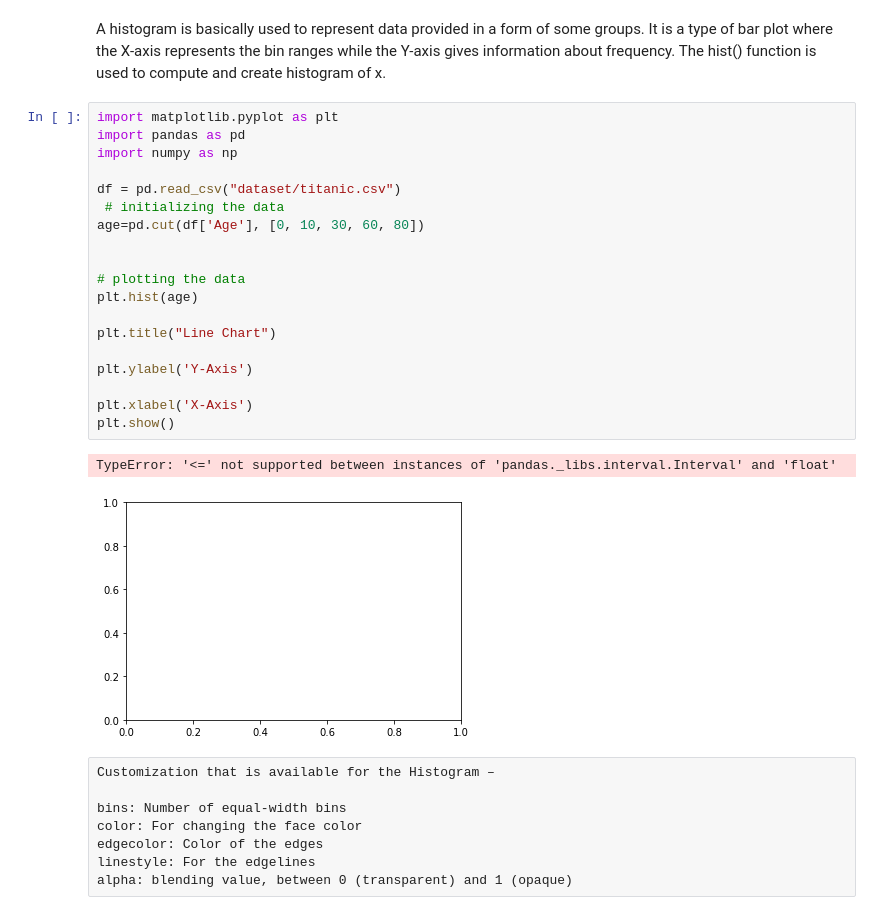
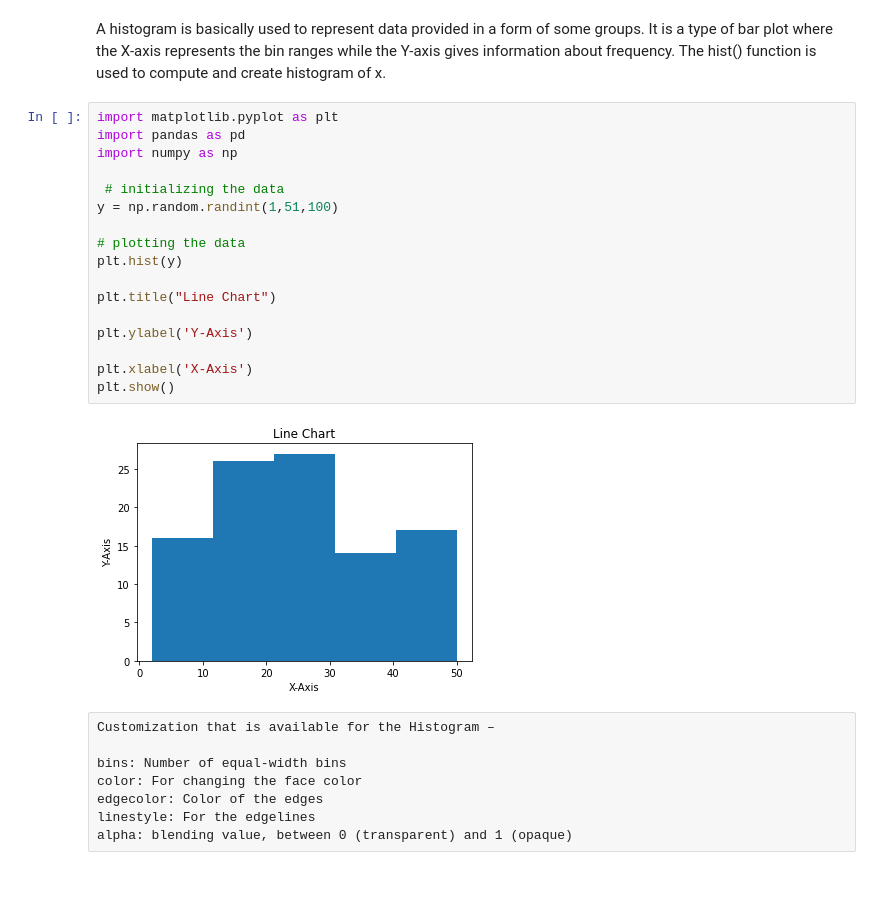
Before and after one commit to laxminavalagi/5thSem, a Jupyter notebook: Data_visualization_with_python.ipynb, the cells around one changed output. Saved outputs shown, nothing was run; the diff lists cells and outputs as text; blank space fills up the shorter version.

Commit message:
Visualizing Distributions

```diff
--- a/Data_visualization_with_python.ipynb
+++ b/Data_visualization_with_python.ipynb
@@ -399,25 +399,22 @@ A histogram is basically used to represent data provided in a form of some group
 # %%
 import matplotlib.pyplot as plt
 import pandas as pd
 import numpy as np
 
-df = pd.read_csv("dataset/titanic.csv")
  # initializing the data
-age=pd.cut(df['Age'], [0, 10, 30, 60, 80])
-
+y = np.random.randint(1,51,100)
 
 # plotting the data
-plt.hist(age)
+plt.hist(y)
 
 plt.title("Line Chart")
 
 plt.ylabel('Y-Axis')
 
 plt.xlabel('X-Axis')
 plt.show()
 # %% [output]
-TypeError: '<=' not supported between instances of 'pandas._libs.interval.Interval' and 'float'
-[figure, old version]
+[figure, new version]
 # %% [raw]
 Customization that is available for the Histogram –
 
```
Also changed, not shown: parts of 29 cells of this notebook.
